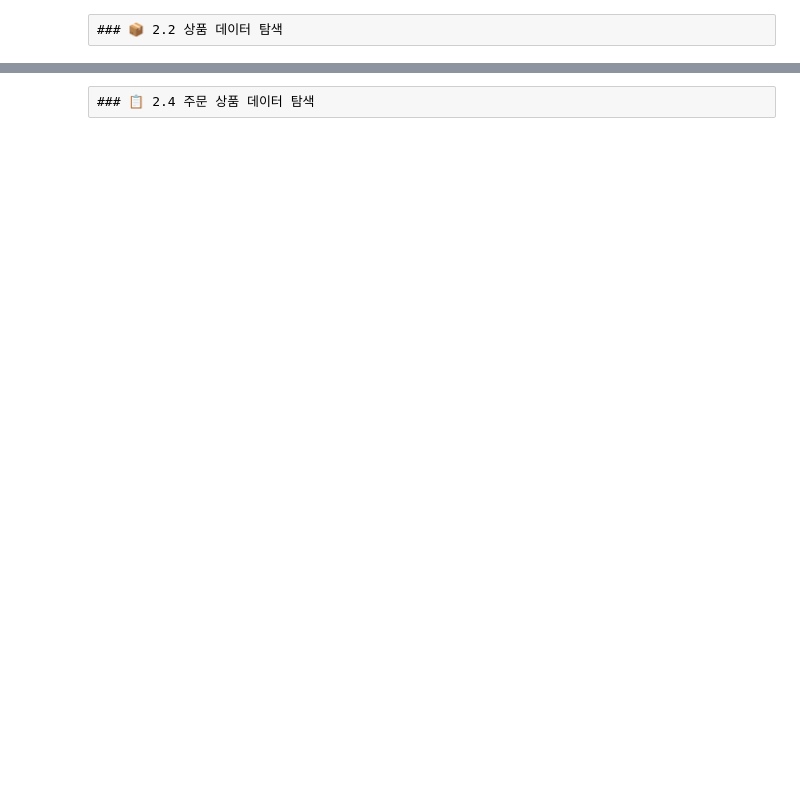
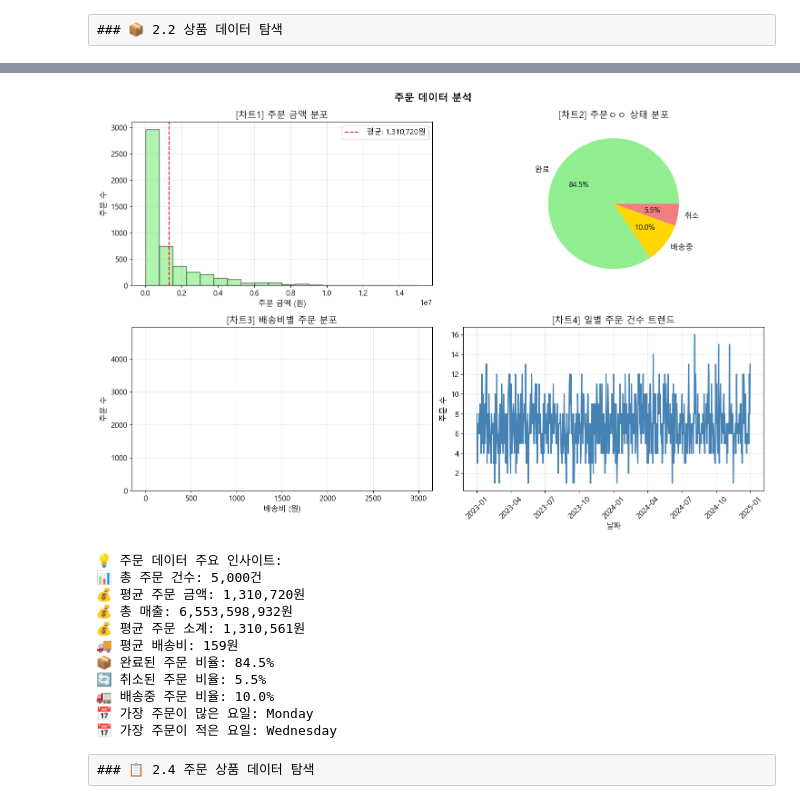
Before and after one commit to genishk/ecommerce-analytics, a Jupyter notebook: notebooks/01_data_generation_and_exploration.ipynb, the cells around one changed output, grey strips where cells are left out. Cells and saved outputs as stored; diff of their text form; code cells hidden in the pictures; blank space fills up the shorter version.

```diff
--- a/notebooks/01_data_generation_and_exploration.ipynb
+++ b/notebooks/01_data_generation_and_exploration.ipynb
@@ -325,54 +487,73 @@ print(f"총 기간: {(orders_df['order_date'].max() - orders_df['order_date'].mi
 # %%
-# 🛒 주문 데이터 시각화
+# 주문 데이터 시각화
 fig, axes = plt.subplots(2, 2, figsize=(15, 10))
-fig.suptitle('🛒 주문 데이터 분석', fontsize=16, fontweight='bold')
+fig.suptitle('주문 데이터 분석', fontsize=16, fontweight='bold')
 
-# 1️⃣ 주문 금액 분포
+# 1. 주문 금액 분포
 axes[0, 0].hist(orders_df['final_amount'], bins=20, color='lightgreen', alpha=0.7, edgecolor='black')
-axes[0, 0].set_title('💰 주문 금액 분포')
+axes[0, 0].set_title('[차트1] 주문 금액 분포')
 axes[0, 0].set_xlabel('주문 금액 (원)')
 axes[0, 0].set_ylabel('주문 수')
 axes[0, 0].axvline(orders_df['final_amount'].mean(), color='red', linestyle='--',
                    label=f'평균: {orders_df["final_amount"].mean():,.0f}원')
 axes[0, 0].legend()
 
-# 2️⃣ 주문 상태 분포
-status_counts = orders_df['status'].value_counts()
+# 2. 주문 상태 분포
+status_counts = orders_df['order_status'].value_counts()
 colors = ['lightgreen', 'gold', 'lightcoral', 'lightblue']
 axes[0, 1].pie(status_counts.values, labels=status_counts.index, autopct='%1.1f%%', colors=colors)
-axes[0, 1].set_title('📦 주문 상태 분포')
+axes[0, 1].set_title('[차트2] 주문ㅇㅇ 상태 분포')
 
-# 3️⃣ 결제 방법별 분포
-payment_counts = orders_df['payment_method'].value_counts()
-axes[1, 0].bar(payment_counts.index, payment_counts.values, color='lightsalmon', alpha=0.7)
-axes[1, 0].set_title('💳 결제 방법별 주문 분포')
-axes[1, 0].set_xlabel('결제 방법')
+# 3. 배송비 분포
+shipping_counts = orders_df['shipping_cost'].value_counts()
+axes[1, 0].bar(shipping_counts.index, shipping_counts.values, color='lightsalmon', alpha=0.7)
+axes[1, 0].set_title('[차트3] 배송비별 주문 분포')
+axes[1, 0].set_xlabel('배송비 (원)')
 axes[1, 0].set_ylabel('주문 수')
 
-# 4️⃣ 일별 주문 건수 트렌드
+# 4. 일별 주문 건수 트렌드
+# 먼저 order_date를 datetime으로 변환
+orders_df['order_date'] = pd.to_datetime(orders_df['order_date'])
 daily_orders = orders_df.groupby(orders_df['order_date'].dt.date).size()
 axes[1, 1].plot(daily_orders.index, daily_orders.values, color='steelblue', linewidth=2)
-axes[1, 1].set_title('📈 일별 주문 건수 트렌드')
+axes[1, 1].set_title('[차트4] 일별 주문 건수 트렌드')
 axes[1, 1].set_xlabel('날짜')
 axes[1, 1].set_ylabel('주문 수')
 axes[1, 1].tick_params(axis='x', rotation=45)
 
 # 💄 레이아웃 조정
 plt.tight_layout()
 plt.show()
 
 # 💡 주문 데이터 주요 인사이트
 print("\n💡 주문 데이터 주요 인사이트:")
 print(f"📊 총 주문 건수: {len(orders_df):,}건")
 print(f"💰 평균 주문 금액: {orders_df['final_amount'].mean():,.0f}원")
 print(f"💰 총 매출: {orders_df['final_amount'].sum():,.0f}원")
-print(f"📦 완료된 주문 비율: {(orders_df['status'] == 'completed').mean() * 100:.1f}%")
-print(f"🔄 반품/취소 비율: {((orders_df['status'] == 'returned') | (orders_df['status'] == 'cancelled')).mean() * 100:.1f}%")
+print(f"💰 평균 주문 소계: {orders_df['subtotal'].mean():,.0f}원")
+print(f"🚚 평균 배송비: {orders_df['shipping_cost'].mean():,.0f}원")
+print(f"📦 완료된 주문 비율: {(orders_df['order_status'] == '완료').mean() * 100:.1f}%")
+print(f"🔄 취소된 주문 비율: {(orders_df['order_status'] == '취소').mean() * 100:.1f}%")
+print(f"🚛 배송중 주문 비율: {(orders_df['order_status'] == '배송중').mean() * 100:.1f}%")
 
 # 📅 주문 패턴 분석
+orders_df['order_date'] = pd.to_datetime(orders_df['order_date'])
 orders_df['weekday'] = orders_df['order_date'].dt.day_name()
 print(f"📅 가장 주문이 많은 요일: {orders_df['weekday'].value_counts().index[0]}")
 print(f"📅 가장 주문이 적은 요일: {orders_df['weekday'].value_counts().index[-1]}")
+# %% [output]
+[figure, added]
+💡 주문 데이터 주요 인사이트:
+📊 총 주문 건수: 5,000건
+💰 평균 주문 금액: 1,310,720원
+💰 총 매출: 6,553,598,932원
+💰 평균 주문 소계: 1,310,561원
+🚚 평균 배송비: 159원
+📦 완료된 주문 비율: 84.5%
+🔄 취소된 주문 비율: 5.5%
+🚛 배송중 주문 비율: 10.0%
+📅 가장 주문이 많은 요일: Monday
+📅 가장 주문이 적은 요일: Wednesday
 # %% [raw]
 ### 📋 2.4 주문 상품 데이터 탐색
 # %%
```
Also changed, not shown: parts of 12 cells of this notebook, 4 other files.
